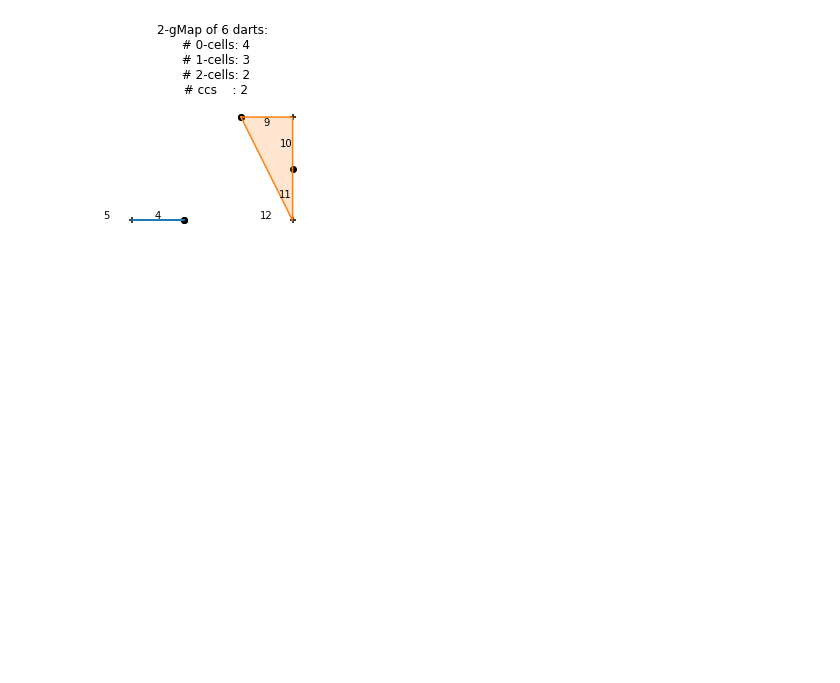
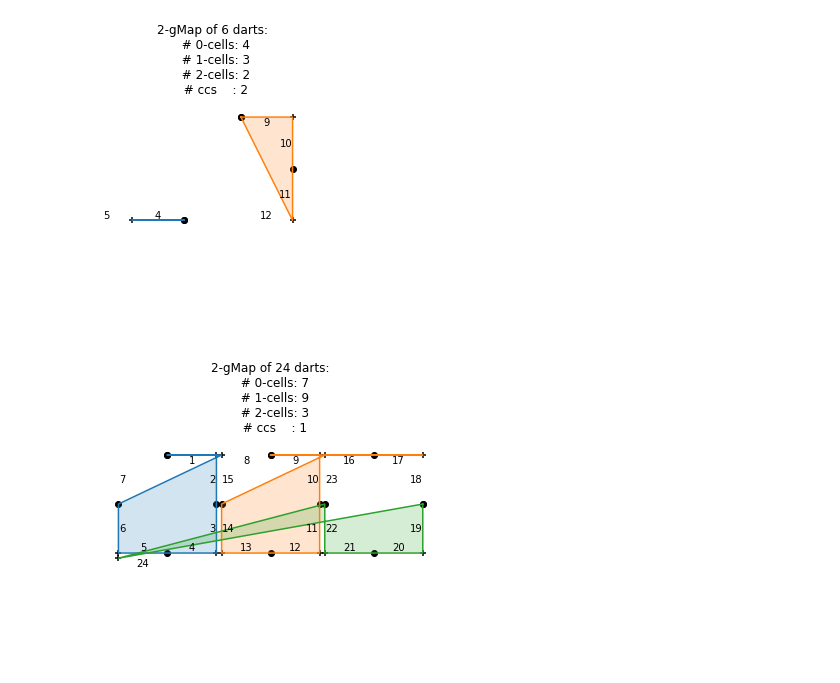
Before and after one commit to napolanocarmine/Thesis_Project, a Jupyter notebook: combinatorial/notebooks/02_pixelmap copy.ipynb, the cells around one changed output. Cells and saved outputs as stored; diff of their text form; code cells hidden in the pictures; blank space fills up the shorter version.

```diff
--- a/combinatorial/notebooks/02_pixelmap copy.ipynb
+++ b/combinatorial/notebooks/02_pixelmap copy.ipynb
@@ -1013,3 +1013,10 @@ m.remove_1_cell(8)
 m.plot_faces()
 # %% [output]
 [figure]
+# %%
+from combinatorial.zoo import G2_345_BOUNDED_1, G2_345_UNBOUNDED_1
+m = PixelMap.from_string(G2_345_BOUNDED_1)
+# %%
+m.plot_faces()
+# %% [output]
+[figure, added]
```
Also changed, not shown: parts of 9 cells of this notebook, 4 other files.
